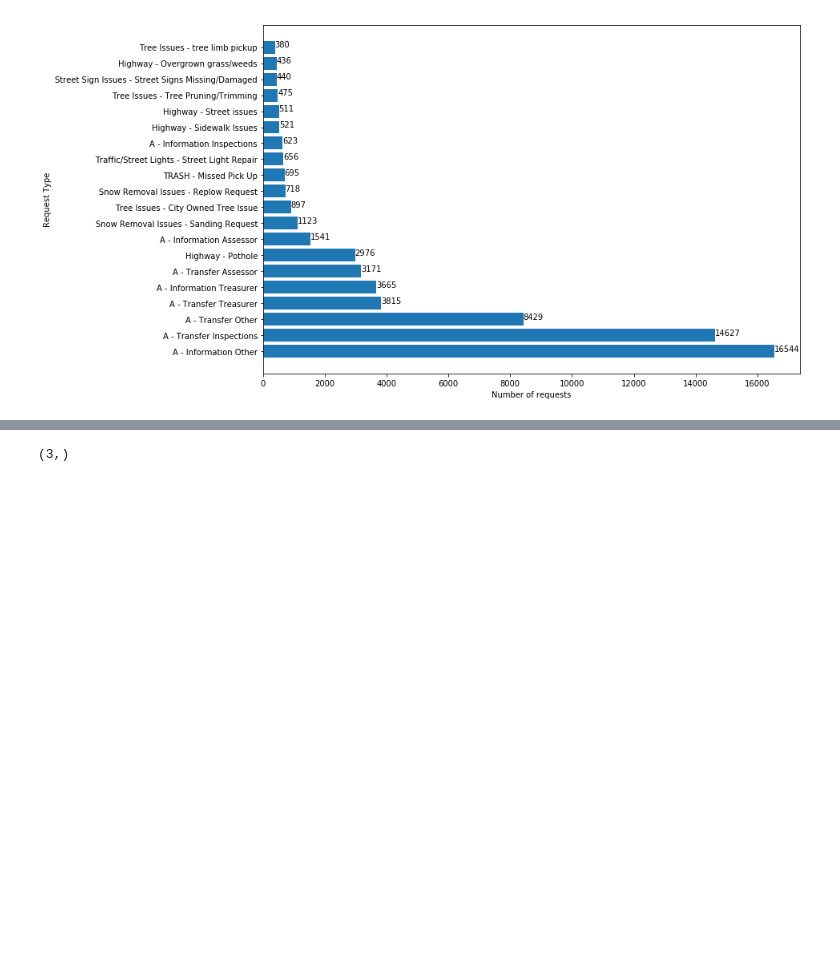
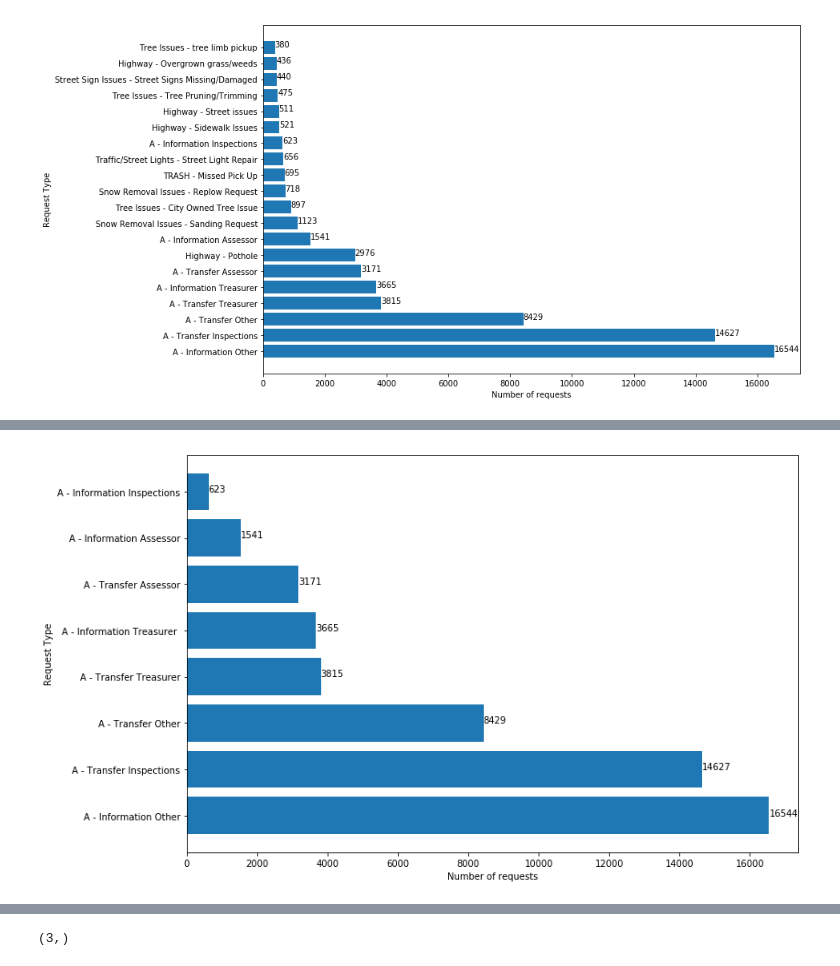
Before and after one commit to Ayush-Shirsat/Haverhill_request, a Jupyter notebook: src/haverhill_analysis.ipynb, the cells around one changed output, grey strips where cells are left out. Cells and saved outputs as stored; diff of their text form; code cells hidden in the pictures; blank space fills up the shorter version.

```diff
--- a/src/haverhill_analysis.ipynb
+++ b/src/haverhill_analysis.ipynb
@@ -187,3 +189,18 @@ r_top20 = request.groupby('Request Type')['Request Type'].agg(len).sort_values(a
+# %%
+filterA = ['A - Information Other',
+'A - Transfer Inspections',
+'A - Transfer Other',
+'A - Transfer Treasurer',
+'A - Information Treasurer ', # A - Information Treasurer has a 'space' here as thats how its provided in the data
+'A - Transfer Assessor',
+'A - Information Assessor',
+'A - Information Inspections']
+# %%
+requestA = request.loc[request['Request Type'].isin(filterA)]
+requestnotA = request.loc[~request['Request Type'].isin(filterA)]
+# requestnotA.groupby('Request Type')['Request ID'].agg(len).sort_values(ascending = False)
+reqAcounts = requestA.groupby('Request Type')['Request ID'].agg(len).sort_values(ascending = False)
+reqnotAcounts = requestnotA.groupby('Request Type')['Request ID'].agg(len).sort_values(ascending = False)[0:30]
 # %%
 top20names = ['A - Information Other',
 'A - Transfer Inspections',
@@ -218,0 +309,11 @@ for i,rect in enumerate(bars):
+# %%
+plt.figure(figsize=(12,8))
+plt.yticks(np.arange(len(reqAcounts)),filterA,rotation=0)
+bars = plt.barh(np.arange(len(reqAcounts)),reqAcounts)
+plt.xlabel('Number of requests')
+plt.ylabel('Request Type')
+for i,rect in enumerate(bars):
+    width = rect.get_width()
+    plt.text(width,rect.get_height()/2+rect.get_y(),reqAcounts[i])
+# %% [output]
+[figure, added]
```
Also changed, not shown: parts of 32 cells of this notebook.
